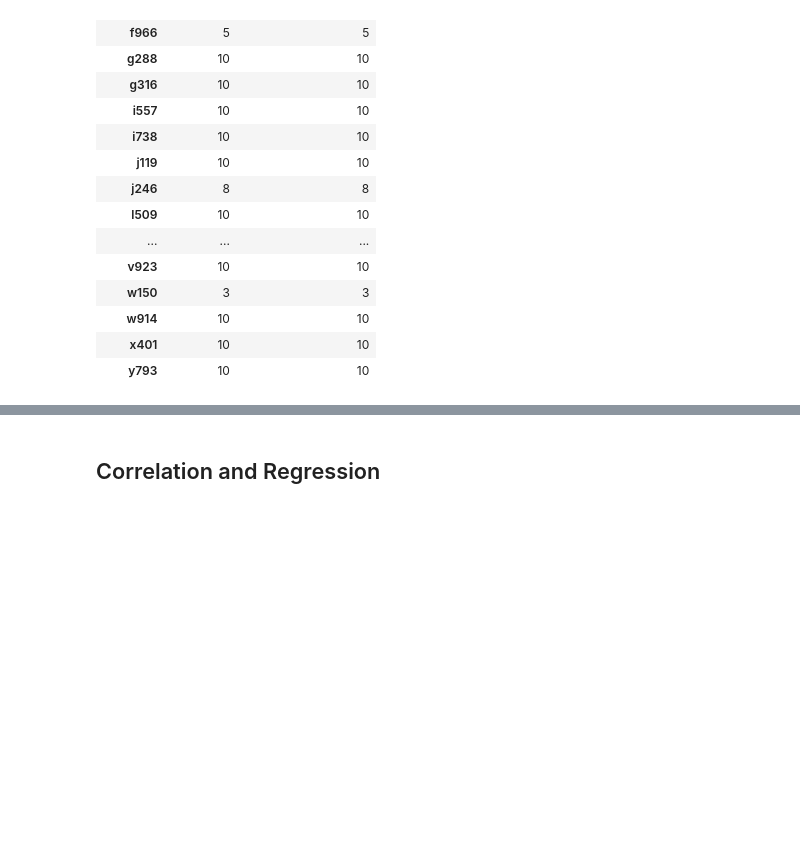
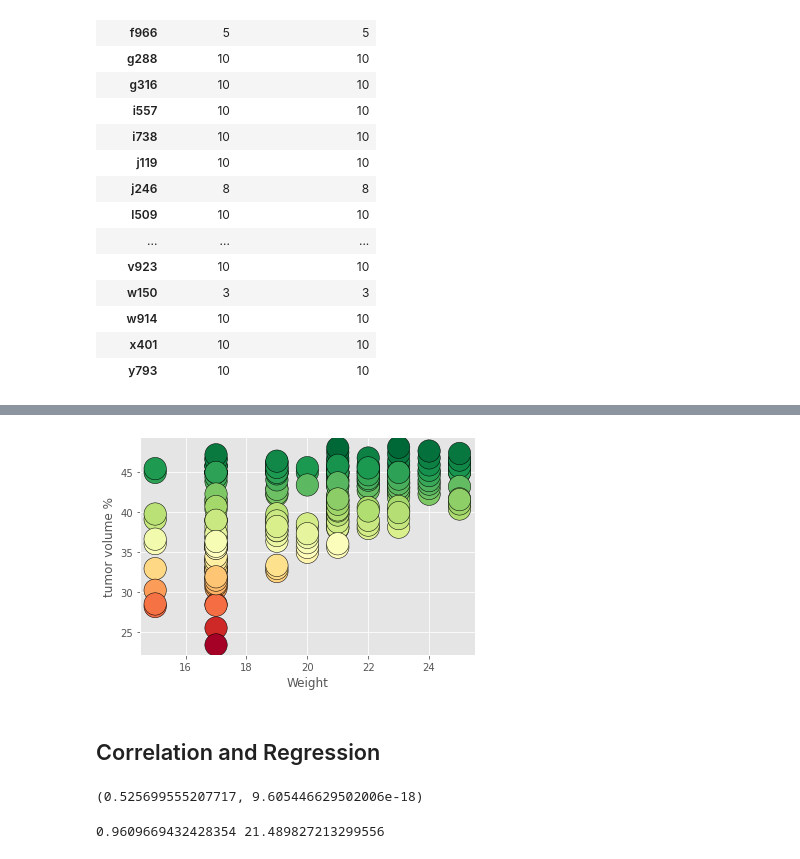
Before and after one commit to ortegaorlando2/Matplotlib-challenge, a Jupyter notebook: pymaceuticals_resubmit.ipynb, the cells around one changed output, grey strips where cells are left out. Cells and saved outputs as stored; diff of their text form; code cells hidden in the pictures; blank space fills up the shorter version.

```diff
--- a/pymaceuticals_resubmit.ipynb
+++ b/pymaceuticals_resubmit.ipynb
@@ -601,5 +599,24 @@ AttributeError: 'list' object has no attribute 'set_dashes'
 # %%
 # Generate a scatter plot of average tumor volume vs. mouse weight for the Capomulin regimen
+import statistics
+MouseWeight=Capomulin_df[["Tumor Volume (mm3)","Weight (g)"]]
+x3=MouseWeight['Weight (g)'].tolist()
+y3=MouseWeight['Tumor Volume (mm3)'].tolist()
+meanx3=mean(x3)
+stdx3=statistics.pstdev(x3)
+meany3=mean(x3)
+stdy3=statistics.pstdev(y3)
+# %%
+import matplotlib.colors as mcolors
+# Plot...
+
+fig, ax = plt.subplots()
+plt.scatter(x3, y3, c=y3, cmap="RdYlGn", s=500, edgecolors="black")
+
+ax.set_xlabel('Weight')
+ax.set_ylabel('tumor volume %')
+# %% [output]
+[figure, added]
 # %% [markdown]
 ## Correlation and Regression
 # %%
@@ -607,0 +628,10 @@ AttributeError: 'list' object has no attribute 'set_dashes'
+# %%
+scipy.stats.pearsonr(x3,y3)
+# %% [output]
+(0.525699555207717, 9.605446629502006e-18)
+# %%
+# Linear - Line of best fit
+m,b = np.polyfit(x3,y3,1)
+print(m,b)
+# %% [output]
+0.9609669432428354 21.489827213299556
```
Also changed, not shown: parts of 4 cells of this notebook.
